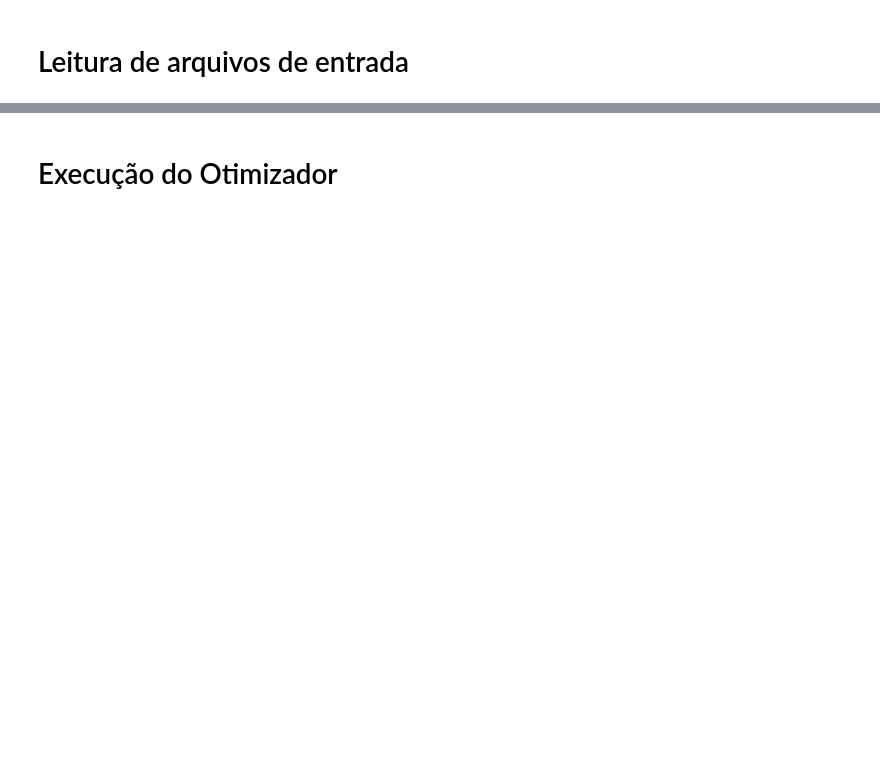
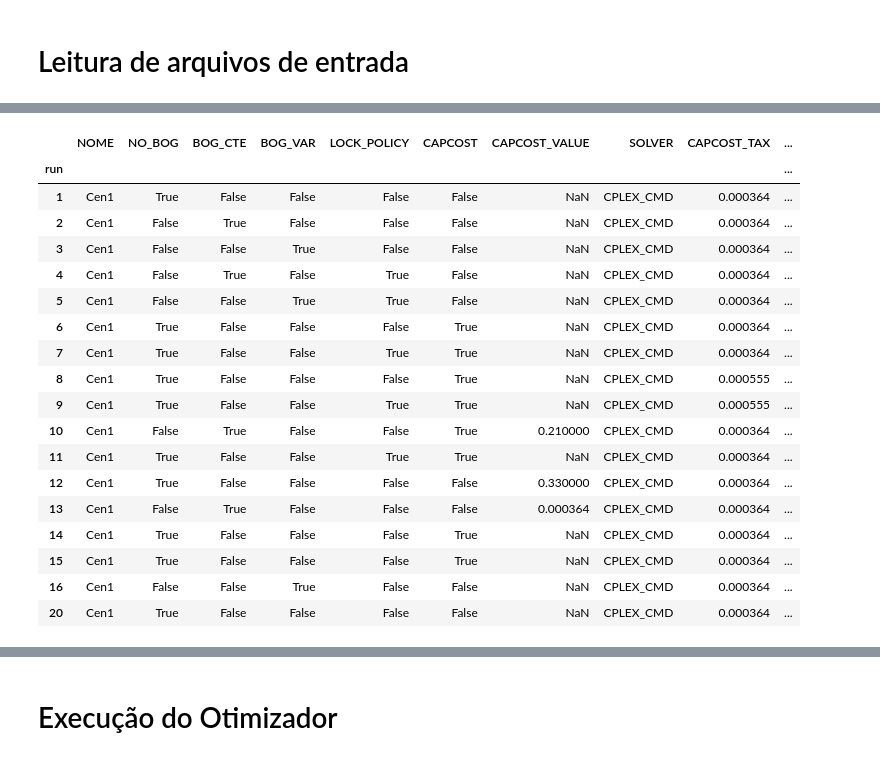
Before and after one commit to gbcfreitas/LNGinventoryopt, a Jupyter notebook: simular.ipynb, the cells around one changed output, grey strips where cells are left out. Saved outputs shown, nothing was run; the diff lists cells and outputs as text; code cells hidden in the pictures; blank space fills up the shorter version.

```diff
--- a/simular.ipynb
+++ b/simular.ipynb
@@ -116,0 +55,32 @@ logging.info(f'Rodando simulação {run} com opções: {options}')
+# %%
+# lê dataframe do csv
+options_df = pd.read_csv('entradas/options_summary.csv', index_col=0)
+
+
+# # adiciona nova linha no dataframe com as opções desejadas baseada em um dicionário
+run = 20
+
+option = {
+    "NOME": "Cen1",
+    "NO_BOG": True,
+    "BOG_CTE": False,
+    "BOG_VAR": False,
+    "LOCK_POLICY": False,
+    "CAPCOST": False,
+    "CAPCOST_version": "V2",
+    "CAPCOST_TAX": wacc_diaria,
+    "CAPCOST_PRICE": Pl,
+    "SOLVER": "CPLEX_CMD"}
+
+# adiciona nova coluna em options_df
+
+
+# options_df["CAPCOST_TAX"] = wacc_diaria
+# options_df["CAPCOST_PRICE"] = Pl
+# options_df["CAPCOST_version"] = "V1"
+# SCIP_CMD
+
+options_df.loc[run] = option
+
+# # # salva dataframe em csv
+options_df.to_csv('entradas/options_summary.csv', index=True)
@@ -116,0 +100,22 @@ logging.info(f'Rodando simulação {run} com opções: {options}')
+# %%
+options_df
+# %% [output]
+|  | NOME | NO_BOG | BOG_CTE | BOG_VAR | LOCK_POLICY | CAPCOST | CAPCOST_VALUE | SOLVER | CAPCOST_TAX | ... |
+| run |  |  |  |  |  |  |  |  |  | ... |
+| 1 | Cen1 | True | False | False | False | False | NaN | CPLEX_CMD | 0.000364 | ... |
+| 2 | Cen1 | False | True | False | False | False | NaN | CPLEX_CMD | 0.000364 | ... |
+| 3 | Cen1 | False | False | True | False | False | NaN | CPLEX_CMD | 0.000364 | ... |
+| 4 | Cen1 | False | True | False | True | False | NaN | CPLEX_CMD | 0.000364 | ... |
+| 5 | Cen1 | False | False | True | True | False | NaN | CPLEX_CMD | 0.000364 | ... |
+| 6 | Cen1 | True | False | False | False | True | NaN | CPLEX_CMD | 0.000364 | ... |
+| 7 | Cen1 | True | False | False | True | True | NaN | CPLEX_CMD | 0.000364 | ... |
+| 8 | Cen1 | True | False | False | False | True | NaN | CPLEX_CMD | 0.000555 | ... |
+| 9 | Cen1 | True | False | False | True | True | NaN | CPLEX_CMD | 0.000555 | ... |
+| 10 | Cen1 | False | True | False | False | True | 0.210000 | CPLEX_CMD | 0.000364 | ... |
+| 11 | Cen1 | True | False | False | True | True | NaN | CPLEX_CMD | 0.000364 | ... |
+| 12 | Cen1 | True | False | False | False | False | 0.330000 | CPLEX_CMD | 0.000364 | ... |
+| 13 | Cen1 | False | True | False | False | False | 0.000364 | CPLEX_CMD | 0.000364 | ... |
+| 14 | Cen1 | True | False | False | False | True | NaN | CPLEX_CMD | 0.000364 | ... |
+| 15 | Cen1 | True | False | False | False | True | NaN | CPLEX_CMD | 0.000364 | ... |
+| 16 | Cen1 | False | False | True | False | False | NaN | CPLEX_CMD | 0.000364 | ... |
+| 20 | Cen1 | True | False | False | False | False | NaN | CPLEX_CMD | 0.000364 | ... |
```
Also changed, not shown: parts of 26 cells of this notebook, 24 other files.
